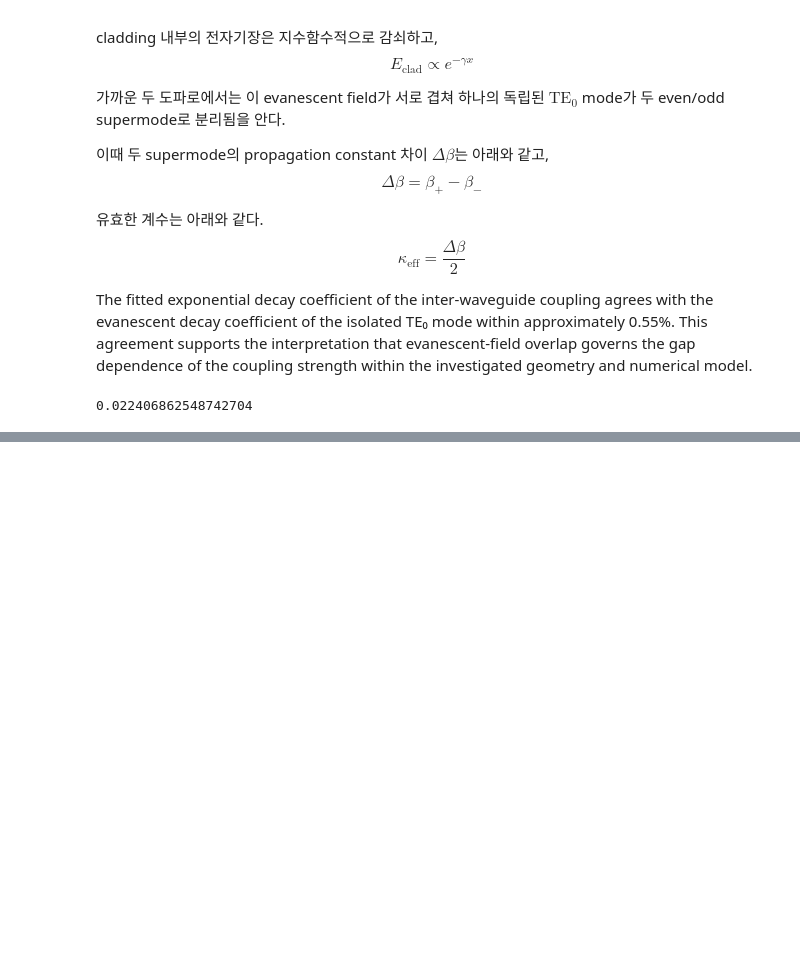
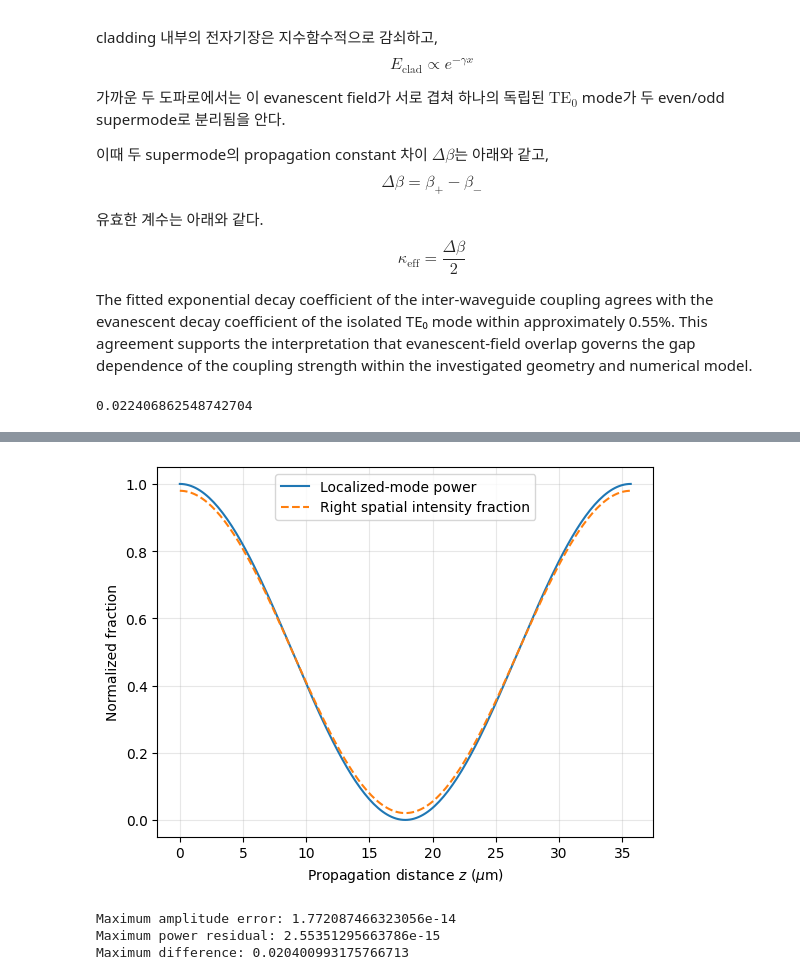
Before and after one commit to hyerim1212/maxwell-to-programmable-photonics, a Jupyter notebook: notebooks/10_directional_couplers_and_coupled_mode_theory.ipynb, the cells around one changed output, grey strips where cells are left out. Cells and saved outputs as stored; diff of their text form; code cells hidden in the pictures; blank space fills up the shorter version.

```diff
--- a/notebooks/10_directional_couplers_and_coupled_mode_theory.ipynb
+++ b/notebooks/10_directional_couplers_and_coupled_mode_theory.ipynb
@@ -1375,0 +1542,80 @@ print(kappa_eff)
+# %%
+z_case3 = np.linspace(0, 2 * L_c_case3, 201)
+
+beta_even, beta_odd = beta_case3
+
+E_case3 = (np.exp(-1j * beta_even * z_case3[:, None]) * psi_even + np.exp(-1j * beta_odd * z_case3[:, None]) * psi_odd) / np.sqrt(2)
+
+intensity_z = np.abs(E_case3)**2
+
+x_int = x_case3[1:-1]
+
+
+a_R = E_case3 @ np.conj(phi_R)
+a_L = E_case3 @ np.conj(phi_L)
+
+beta_0 = np.mean(beta_case3)
+
+b_R = np.exp(1j * beta_0 * z_case3) * a_R
+b_L = np.exp(1j * beta_0 * z_case3) * a_L
+
+# CMT
+z = np.linspace(0, 2*L_c_case3, 201)
+
+H_prime = np.array([
+    [0, kappa_case3],
+    [kappa_case3, 0]
+], dtype=complex)
+
+U_case3 = np.array([expm(-1j * H_prime * z_i) for z_i in z ])
+
+b_z_case3 = U_case3 @ b_0
+
+
+b_R_CMT = b_z_case3[:, 0]
+b_L_CMT = b_z_case3[:, 1]
+
+R_residual = np.abs(b_R - b_R_CMT)
+L_residual = np.abs(b_L - b_L_CMT)
+
+# Epsilon
+epsilon_amp = np.max( np.sqrt(R_residual**2 + L_residual**2))
+
+# Power conservation
+P_R = np.abs(b_R)**2
+P_L = np.abs(b_L)**2
+
+power_residual = np.max(np.abs(P_R + P_L - 1))
+
+intensity_case3 = np.abs(E_case3)**2
+
+x_int = x_case3[1:-1]
+
+right = x_int > 0
+center = np.isclose(x_int, 0.0, atol=dx_actual / 10)
+
+spatial_R = (
+    np.sum(intensity_case3[:, right], axis=1)
+    + 0.5 * np.sum(intensity_case3[:, center], axis=1)
+) / np.sum(intensity_case3, axis=1)
+
+modal_R = np.abs(b_R)**2
+
+plt.plot(z_case3, modal_R, label="Localized-mode power")
+plt.plot(z_case3, spatial_R, "--", label="Right spatial intensity fraction")
+
+plt.xlabel(r"Propagation distance $z$ ($\mu$m)")
+plt.ylabel("Normalized fraction")
+plt.legend()
+plt.grid(True, alpha=0.3)
+plt.show()
+
+
+print("Maximum amplitude error:", epsilon_amp)
+print("Maximum power residual:", power_residual)
+print("Maximum difference:", np.max(np.abs(modal_R - spatial_R)))
+# %% [output]
+[figure, added]
+Maximum amplitude error: 1.772087466323056e-14
+Maximum power residual: 2.55351295663786e-15
+Maximum difference: 0.020400993175766713
```
Also changed, not shown: parts of 14 cells of this notebook.
